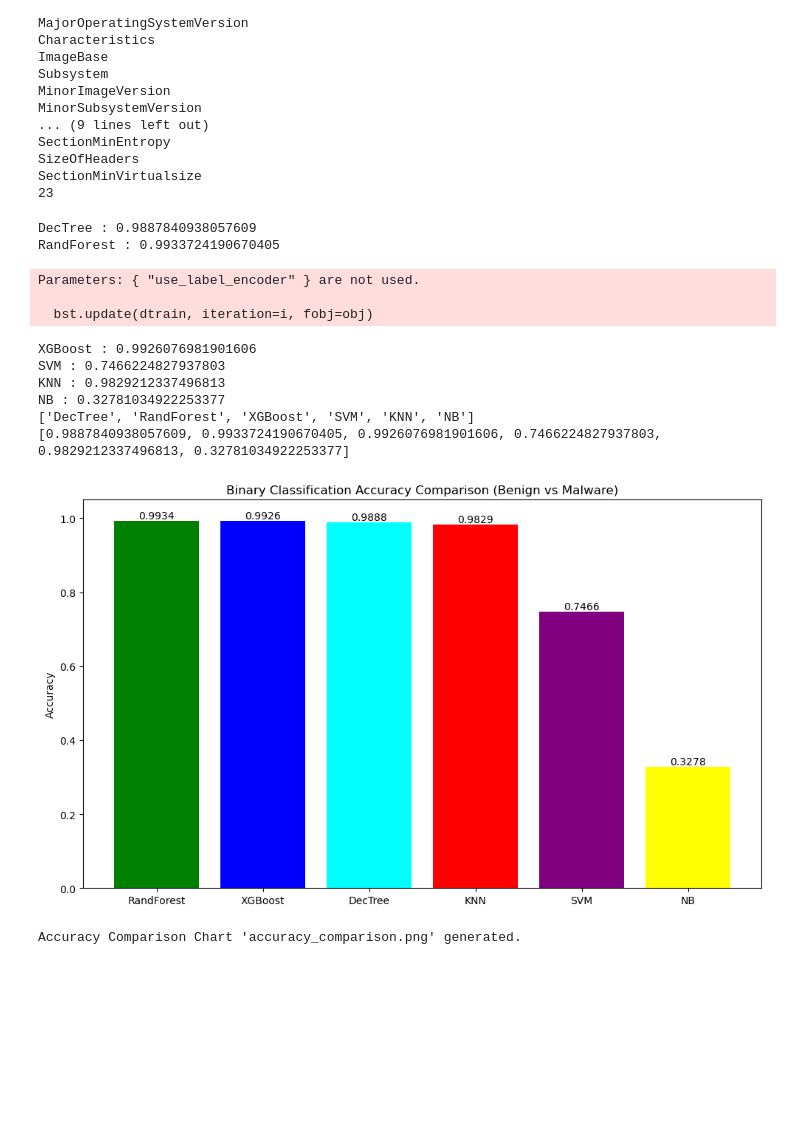
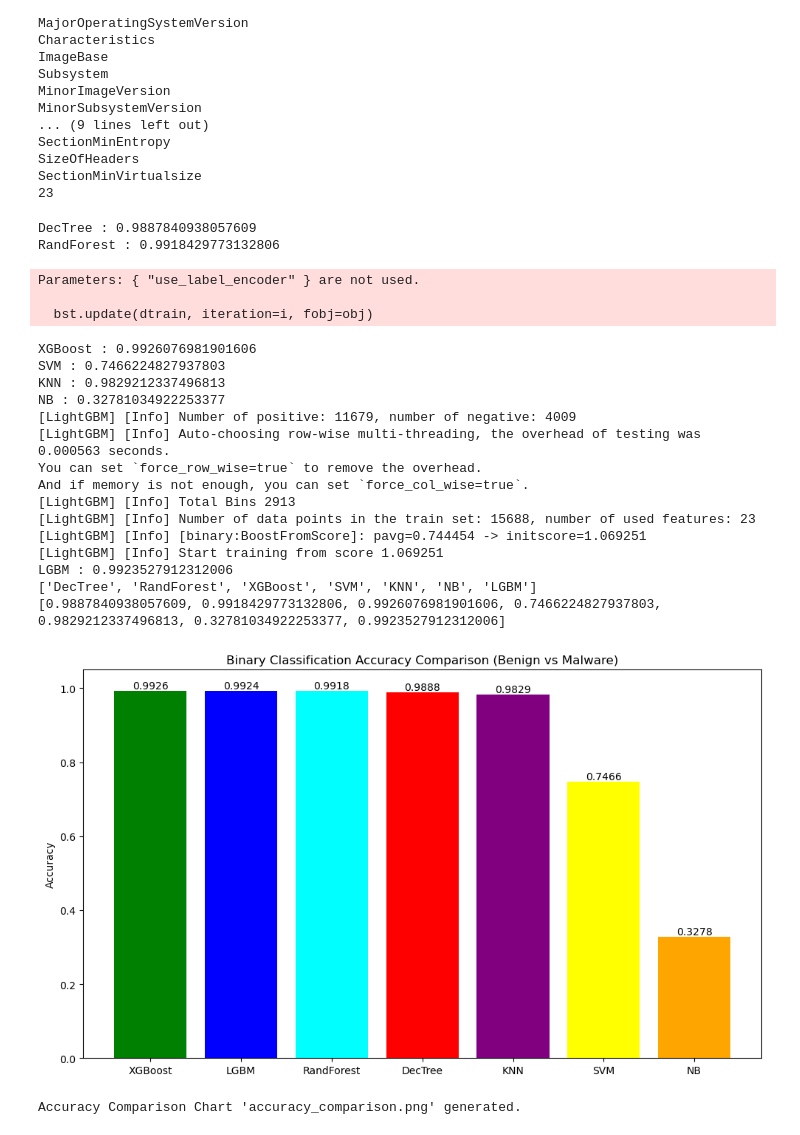
Before and after one commit to SajeevanKB/VS_DS_Training, a Jupyter notebook: VS_DS_TRAINING.ipynb, the cells around one changed output. Cells and saved outputs as stored; diff of their text form; code cells hidden in the pictures; blank space fills up the shorter version.

```diff
--- a/VS_DS_TRAINING.ipynb
+++ b/VS_DS_TRAINING.ipynb
@@ -627,7 +692,7 @@ SVM Cross-Validation Precision Scores:
 SVM Mean Precision : 0.7478
 SVM Std Deviation  : 0.0007
 # %%
-knn.fit(X_train, y_train)
+#knn.fit(X_train, y_train)
 y_pred_knn = knn.predict(X_test)
 precision_knn = precision_score(y_test, y_pred_knn)
 f1_knn = f1_score(y_test, y_pred_knn)
@@ -669,7 +734,7 @@ KNN Cross-Validation Precision Scores:
 KNN Mean Precision : 0.9880
 KNN Std Deviation  : 0.0041
 # %%
-nb.fit(X_train, y_train)
+#nb.fit(X_train, y_train)
 y_pred_nb = nb.predict(X_test)
 precision_nb = precision_score(y_test, y_pred_nb)
 f1_nb = f1_score(y_test, y_pred_nb)
@@ -711,7 +776,7 @@ NB Cross-Validation Precision Scores:
 NB Mean Precision : 0.9882
 NB Std Deviation  : 0.0061
 # %%
-xgb_model.fit(X_train, y_train)
+#xgb_model.fit(X_train, y_train)
 y_pred_xgb = xgb_model.predict(X_test)
 precision_xgb = precision_score(y_test, y_pred_xgb)
 f1_xgb = f1_score(y_test, y_pred_xgb)
@@ -910,7 +1024,15 @@ model = { "DecTree": DecisionTreeClassifier(max_depth=10),
             use_label_encoder=False),
            "SVM":SVC(random_state=42),
            "KNN":KNeighborsClassifier(n_neighbors=5),
-            "NB":GaussianNB()}
+            "NB":GaussianNB(),
+            "LGBM":LGBMClassifier(
+                n_estimators=200,
+                learning_rate=0.05,
+                max_depth=-1,
+                num_leaves=31,
+                subsample=0.8,
+                colsample_bytree=0.8,
+                random_state=42)}
 # %%
 results = {}
 
@@ -931,36 +1053,45 @@ results1 = [float(v) for v in results.values() if v is not None]
 
 print(results1)
 
 sorted_models, sorted_accuracies = zip(*sorted(zip(model1, results1), key=lambda x: x[1], reverse=True))
 
 plt.figure(figsize=(10, 6))
-bars = plt.bar(sorted_models, sorted_accuracies, color=['green', 'blue', 'cyan', 'red', 'purple', 'yellow'])
+bars = plt.bar(sorted_models, sorted_accuracies, color=['green', 'blue', 'cyan', 'red', 'purple', 'yellow','orange'])
 plt.ylabel('Accuracy')
 plt.title('Binary Classification Accuracy Comparison (Benign vs Malware)') # Title of the plot
 plt.ylim(0, 1.05)
 
 
 for bar in bars:
     yval = bar.get_height()
     plt.text(bar.get_x() + bar.get_width()/2.0, yval, f'{yval:.4f}', ha='center', va='bottom')
 
 plt.tight_layout()
 plt.savefig('accuracy_comparison.png')
 plt.show()
 plt.close()
 
 print("\nAccuracy Comparison Chart 'accuracy_comparison.png' generated.")
 # %% [output]
 DecTree : 0.9887840938057609
-RandForest : 0.9933724190670405
+RandForest : 0.9918429773132806
 Parameters: { "use_label_encoder" } are not used.
 
   bst.update(dtrain, iteration=i, fobj=obj)
 XGBoost : 0.9926076981901606
 SVM : 0.7466224827937803
 KNN : 0.9829212337496813
 NB : 0.32781034922253377
-['DecTree', 'RandForest', 'XGBoost', 'SVM', 'KNN', 'NB']
-[0.9887840938057609, 0.9933724190670405, 0.9926076981901606, 0.7466224827937803, 0.9829212337496813, 0.32781034922253377]
+[LightGBM] [Info] Number of positive: 11679, number of negative: 4009
+[LightGBM] [Info] Auto-choosing row-wise multi-threading, the overhead of testing was 0.000563 seconds.
+You can set `force_row_wise=true` to remove the overhead.
+And if memory is not enough, you can set `force_col_wise=true`.
+[LightGBM] [Info] Total Bins 2913
+[LightGBM] [Info] Number of data points in the train set: 15688, number of used features: 23
+[LightGBM] [Info] [binary:BoostFromScore]: pavg=0.744454 -> initscore=1.069251
+[LightGBM] [Info] Start training from score 1.069251
+LGBM : 0.9923527912312006
+['DecTree', 'RandForest', 'XGBoost', 'SVM', 'KNN', 'NB', 'LGBM']
+[0.9887840938057609, 0.9918429773132806, 0.9926076981901606, 0.7466224827937803, 0.9829212337496813, 0.32781034922253377, 0.9923527912312006]
-[figure, old version]
+[figure, new version]
 Accuracy Comparison Chart 'accuracy_comparison.png' generated.
```
Also changed, not shown: parts of 27 cells of this notebook.
